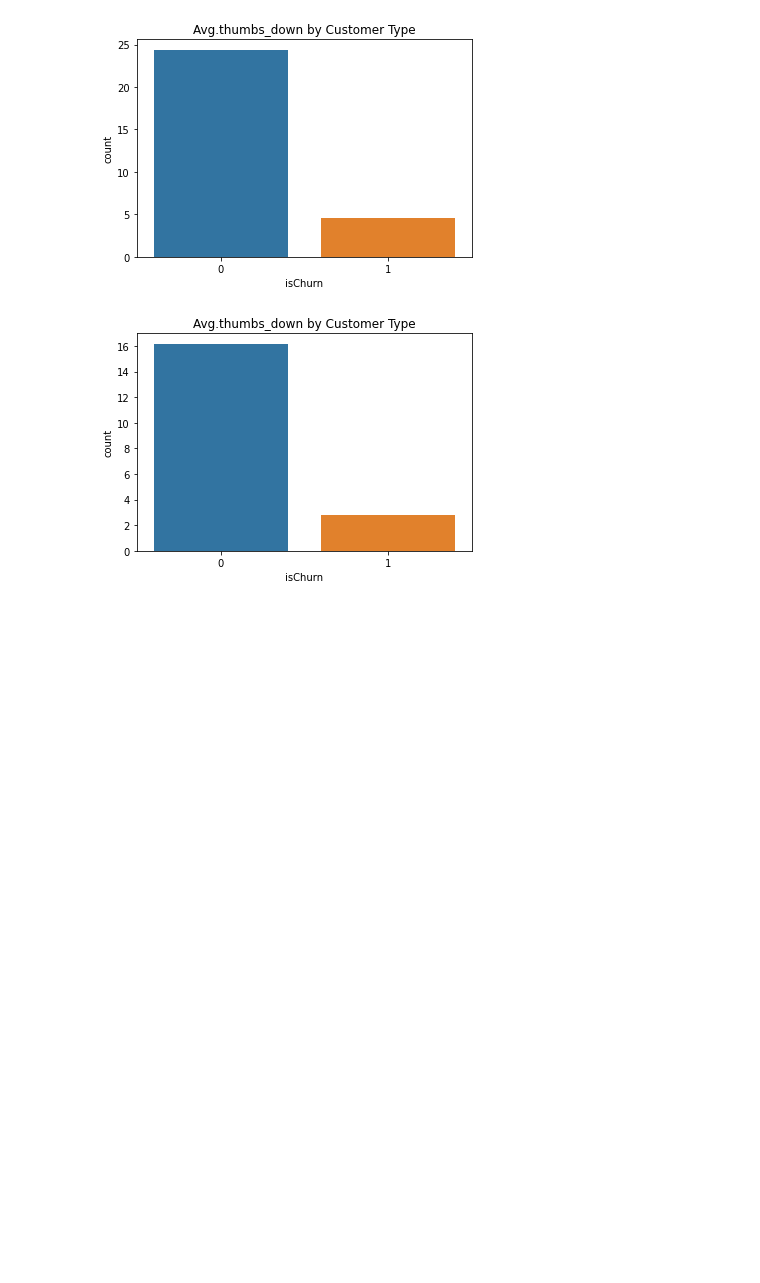
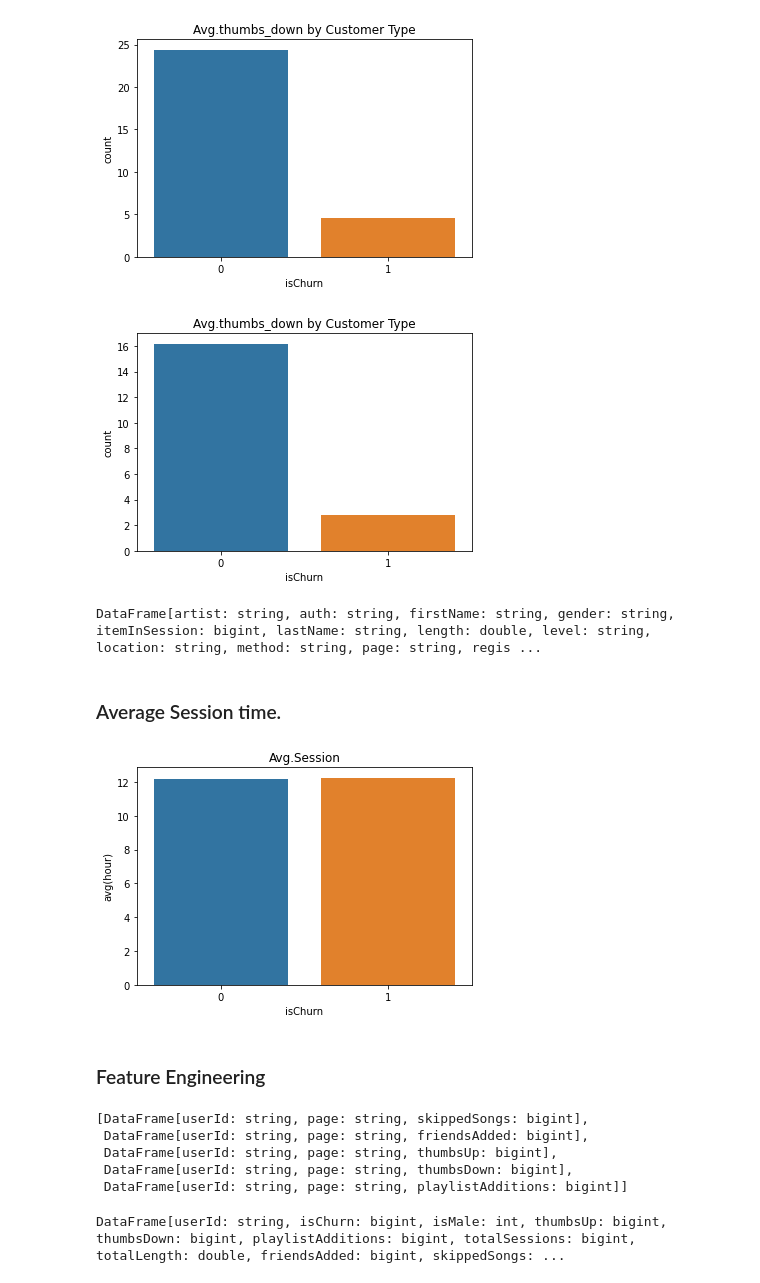
Before and after one commit to ShreeraamGit/Sparkify_customer_churn_project, a Jupyter notebook: sparkly_churn_project.ipynb, the cells around one changed output. Drawn from its saved outputs; the diff is of its cells as text; code cells hidden in the pictures; blank space fills up the shorter version.

```diff
--- a/sparkly_churn_project.ipynb
+++ b/sparkly_churn_project.ipynb
@@ -483,3 +483,33 @@ def avg_friends_added(data):
 avg_friends_added(df)
 # %% [output]
 [figure]
+# %%
+df
+# %% [output]
+DataFrame[artist: string, auth: string, firstName: string, gender: string, itemInSession: bigint, lastName: string, length: double, level: string, location: string, method: string, page: string, regis ...
+# %% [markdown]
+### Average Session time.
+# %%
+def average_session(data):
+
+
+    '''
+    Funtion to load data and plot the bar plot for average skipped songs.
+
+    INPUT
+    filename = data - a spark dataframe
+    OUTPUT
+    df - a bar plot from seaborn
+
+    '''
+
+    churn_session_length = df.groupBy("isChurn")
+    churn_session_length  = churn_session_length.agg({'hour':'avg'}).toPandas()
+    sns.barplot('isChurn', 'avg(hour)', data= churn_session_length)
+    plt.title('Avg.Session');
+# %%
+average_session(df)
+# %% [output]
+[figure, added]
+# %% [markdown]
+### Feature Engineering
@@ -485,0 +541,8 @@ avg_friends_added(df)
+# %%
+create_page_features(df)
+# %% [output]
+[DataFrame[userId: string, page: string, skippedSongs: bigint],
+ DataFrame[userId: string, page: string, friendsAdded: bigint],
+ DataFrame[userId: string, page: string, thumbsUp: bigint],
+ DataFrame[userId: string, page: string, thumbsDown: bigint],
+ DataFrame[userId: string, page: string, playlistAdditions: bigint]]
@@ -485,0 +588,4 @@ avg_friends_added(df)
+# %%
+create_features(df)
+# %% [output]
+DataFrame[userId: string, isChurn: bigint, isMale: int, thumbsUp: bigint, thumbsDown: bigint, playlistAdditions: bigint, totalSessions: bigint, totalLength: double, friendsAdded: bigint, skippedSongs: ...
```
Also changed, not shown: parts of 16 cells of this notebook.
